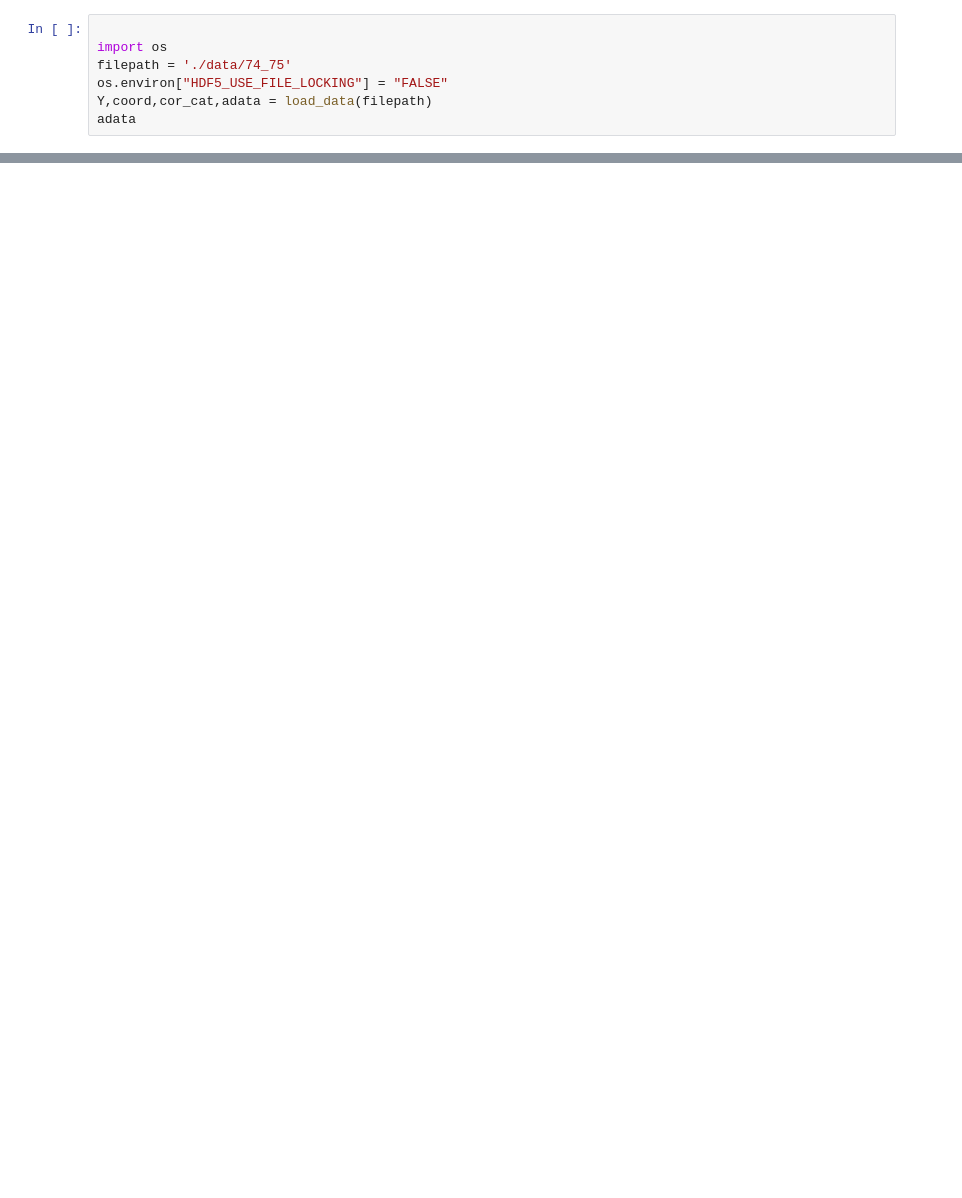
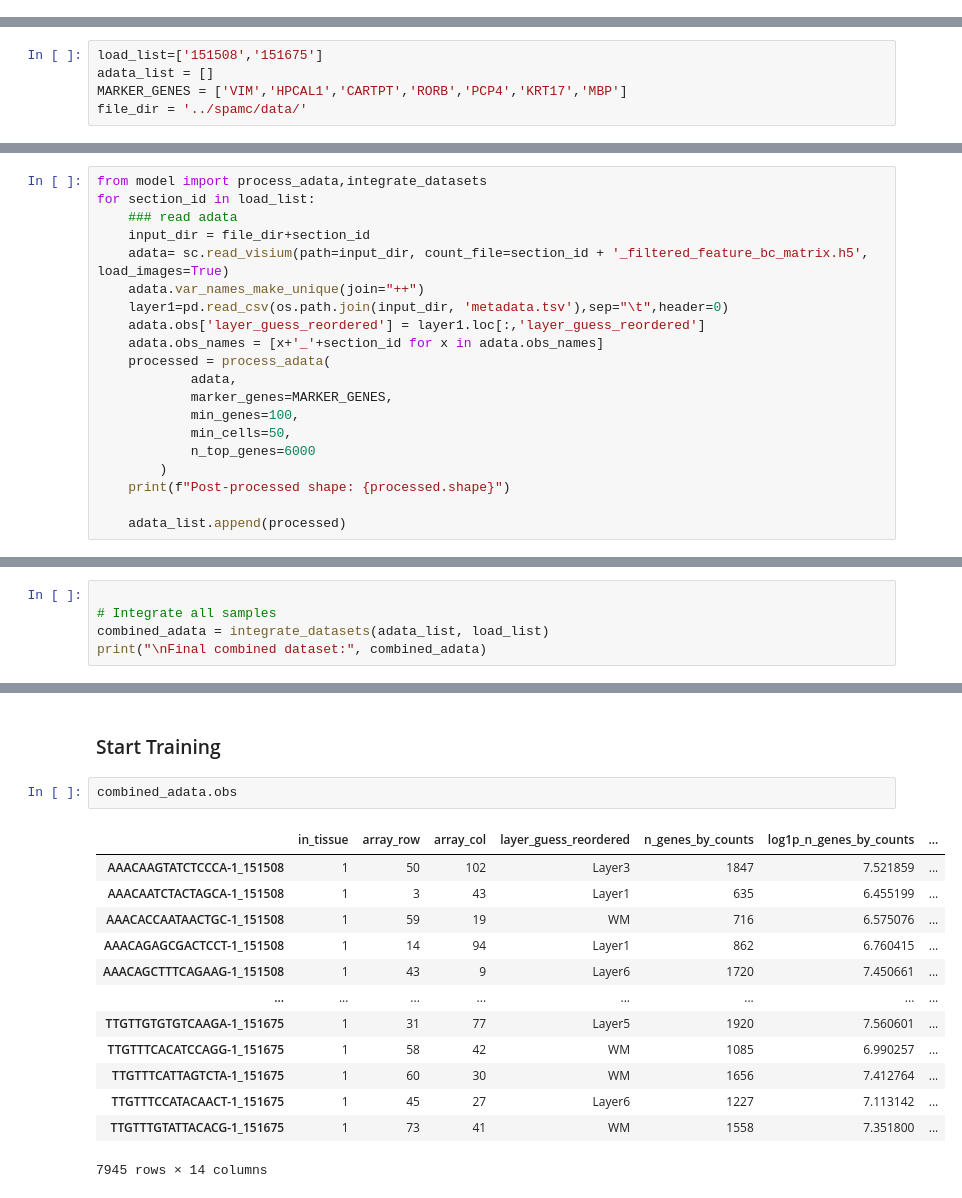
Before and after one commit to 0617spec/tacos, a Jupyter notebook: train_DLPFC.ipynb, the cells around one changed output, grey strips where cells are left out. Saved outputs shown, nothing was run; the diff lists cells and outputs as text; blank space fills up the shorter version.

```diff
--- a/train_DLPFC.ipynb
+++ b/train_DLPFC.ipynb
@@ -183,7 +0,0 @@ def load_data(filepath):
-# %%
-
-import os
-filepath = './data/74_75'
-os.environ["HDF5_USE_FILE_LOCKING"] = "FALSE"
-Y,coord,cor_cat,adata = load_data(filepath)
-adata
@@ -341,0 +12,5 @@ AnnData object with n_obs × n_vars = 7201 × 30
+# %%
+load_list=['151508','151675']
+adata_list = []
+MARKER_GENES = ['VIM','HPCAL1','CARTPT','RORB','PCP4','KRT17','MBP']
+file_dir = '../spamc/data/'
@@ -341,0 +19,20 @@ AnnData object with n_obs × n_vars = 7201 × 30
+# %%
+from model import process_adata,integrate_datasets
+for section_id in load_list:
+    ### read adata
+    input_dir = file_dir+section_id
+    adata= sc.read_visium(path=input_dir, count_file=section_id + '_filtered_feature_bc_matrix.h5', load_images=True)
+    adata.var_names_make_unique(join="++")
+    layer1=pd.read_csv(os.path.join(input_dir, 'metadata.tsv'),sep="\t",header=0)
+    adata.obs['layer_guess_reordered'] = layer1.loc[:,'layer_guess_reordered']
+    adata.obs_names = [x+'_'+section_id for x in adata.obs_names]
+    processed = process_adata(
+            adata,
+            marker_genes=MARKER_GENES,
+            min_genes=100,
+            min_cells=50,
+            n_top_genes=6000
+        )
+    print(f"Post-processed shape: {processed.shape}")
+
+    adata_list.append(processed)
@@ -341,0 +60,5 @@ AnnData object with n_obs × n_vars = 7201 × 30
+# %%
+
+# Integrate all samples
+combined_adata = integrate_datasets(adata_list, load_list)
+print("\nFinal combined dataset:", combined_adata)
@@ -341,0 +74,18 @@ AnnData object with n_obs × n_vars = 7201 × 30
+# %% [markdown]
+### Start Training
+# %%
+combined_adata.obs
+# %% [output]
+|  | in_tissue | array_row | array_col | layer_guess_reordered | n_genes_by_counts | log1p_n_genes_by_counts | ... |
+| AAACAAGTATCTCCCA-1_151508 | 1 | 50 | 102 | Layer3 | 1847 | 7.521859 | ... |
+| AAACAATCTACTAGCA-1_151508 | 1 | 3 | 43 | Layer1 | 635 | 6.455199 | ... |
+| AAACACCAATAACTGC-1_151508 | 1 | 59 | 19 | WM | 716 | 6.575076 | ... |
+| AAACAGAGCGACTCCT-1_151508 | 1 | 14 | 94 | Layer1 | 862 | 6.760415 | ... |
+| AAACAGCTTTCAGAAG-1_151508 | 1 | 43 | 9 | Layer6 | 1720 | 7.450661 | ... |
+| ... | ... | ... | ... | ... | ... | ... | ... |
+| TTGTTGTGTGTCAAGA-1_151675 | 1 | 31 | 77 | Layer5 | 1920 | 7.560601 | ... |
+| TTGTTTCACATCCAGG-1_151675 | 1 | 58 | 42 | WM | 1085 | 6.990257 | ... |
+| TTGTTTCATTAGTCTA-1_151675 | 1 | 60 | 30 | WM | 1656 | 7.412764 | ... |
+| TTGTTTCCATACAACT-1_151675 | 1 | 45 | 27 | Layer6 | 1227 | 7.113142 | ... |
+| TTGTTTGTATTACACG-1_151675 | 1 | 73 | 41 | WM | 1558 | 7.351800 | ... |
+7945 rows × 14 columns
```
Also changed, not shown: parts of 45 cells of this notebook, 9 other files.
